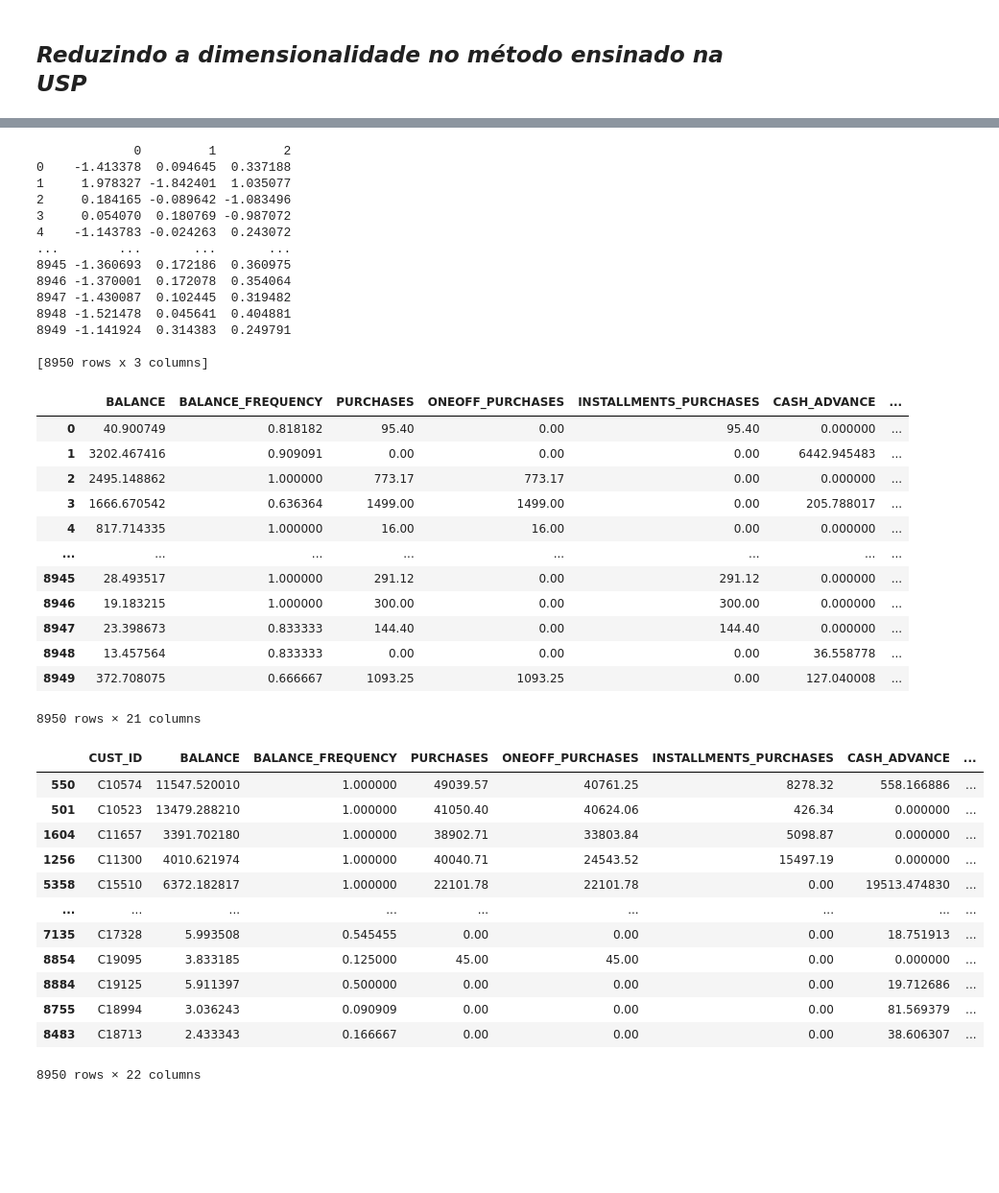
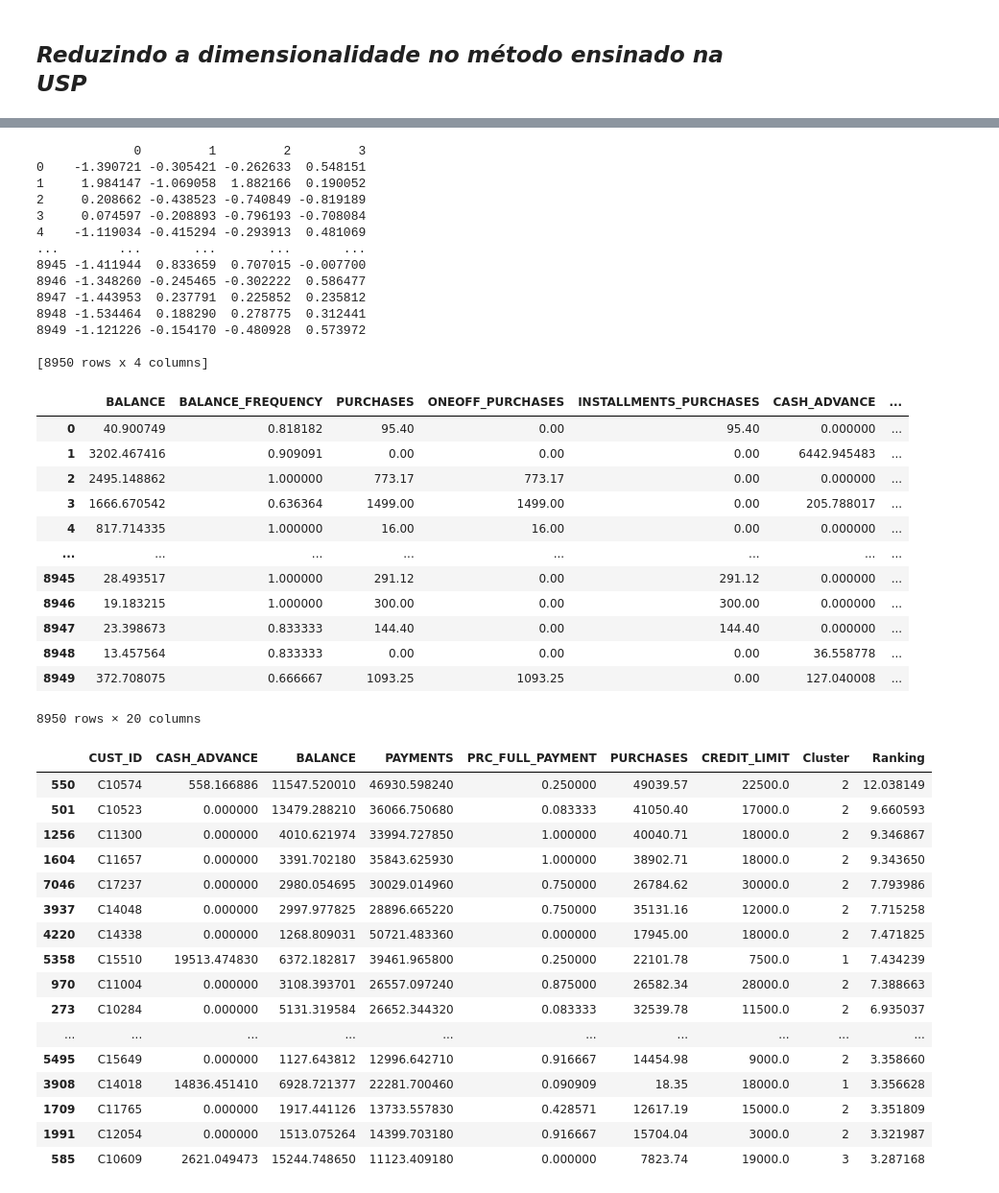
Before and after one commit to leoScienceanalytics/credit_segment_with_clustering, a Jupyter notebook: creditclustering.ipynb, the cells around one changed output, grey strips where cells are left out. Shown at 96% size. Drawn from its saved outputs; the diff is of its cells as text; code cells hidden in the pictures; blank space fills up the shorter version.

```diff
--- a/creditclustering.ipynb
+++ b/creditclustering.ipynb
@@ -527,32 +535,31 @@ array([[ 4.62954114e-01,  3.67149293e-01,  3.97939158e-01,
 # %%
 components_scores = []
-for i in range(3):
+for i in range(4):
     scores = pca.transform(df_dados_number)[:,i]
     components_scores.append(scores)
 
 components_scores = pd.DataFrame(components_scores).T
 print(components_scores)
 # %% [output]
-             0         1         2
-0    -1.413378  0.094645  0.337188
-1     1.978327 -1.842401  1.035077
-2     0.184165 -0.089642 -1.083496
-3     0.054070  0.180769 -0.987072
-4    -1.143783 -0.024263  0.243072
-...        ...       ...       ...
-8945 -1.360693  0.172186  0.360975
-8946 -1.370001  0.172078  0.354064
-8947 -1.430087  0.102445  0.319482
-8948 -1.521478  0.045641  0.404881
-8949 -1.141924  0.314383  0.249791
+             0         1         2         3
+0    -1.390721 -0.305421 -0.262633  0.548151
+1     1.984147 -1.069058  1.882166  0.190052
+2     0.208662 -0.438523 -0.740849 -0.819189
+3     0.074597 -0.208893 -0.796193 -0.708084
+4    -1.119034 -0.415294 -0.293913  0.481069
+...        ...       ...       ...       ...
+8945 -1.411944  0.833659  0.707015 -0.007700
+8946 -1.348260 -0.245465 -0.302222  0.586477
+8947 -1.443953  0.237791  0.225852  0.235812
+8948 -1.534464  0.188290  0.278775  0.312441
+8949 -1.121226 -0.154170 -0.480928  0.573972
 
-[8950 rows x 3 columns]
+[8950 rows x 4 columns]
 # %%
 dados['scorescp1'] = components_scores[0]
 dados['scorescp2'] = components_scores[1]
-dados['scorescp3'] = components_scores[2]
 # %%
-dados['Ranking'] = dados['scorescp1'] * explaned_variance_ratio[0] + dados['scorescp2'] * explaned_variance_ratio[1] + dados['scorescp3'] * explaned_variance_ratio[2]
+dados['Ranking'] = dados['scorescp1'] * explaned_variance_ratio[0] + dados['scorescp2'] * explaned_variance_ratio[1]
 dados
 # %% [output]
 |  | BALANCE | BALANCE_FREQUENCY | PURCHASES | ONEOFF_PURCHASES | INSTALLMENTS_PURCHASES | CASH_ADVANCE | ... |
@@ -567,23 +574,30 @@ dados
 | 8947 | 23.398673 | 0.833333 | 144.40 | 0.00 | 144.40 | 0.000000 | ... |
 | 8948 | 13.457564 | 0.833333 | 0.00 | 0.00 | 0.00 | 36.558778 | ... |
 | 8949 | 372.708075 | 0.666667 | 1093.25 | 1093.25 | 0.00 | 127.040008 | ... |
-8950 rows × 21 columns
+8950 rows × 20 columns
 # %%
 dados = pd.concat([cust_id, dados], axis=1)
+colunas = ['CUST_ID', 'CASH_ADVANCE', 'BALANCE', 'PAYMENTS', 'PRC_FULL_PAYMENT', 'PURCHASES', 'CREDIT_LIMIT', 'Cluster','Ranking']
+dados = dados[colunas]
 # %%
 dados = dados.sort_values(by='Ranking', ascending=False)
-dados
+dados_50 = dados.head(50)
+dados_50
 # %% [output]
-|  | CUST_ID | BALANCE | BALANCE_FREQUENCY | PURCHASES | ONEOFF_PURCHASES | INSTALLMENTS_PURCHASES | CASH_ADVANCE | ... |
-| 550 | C10574 | 11547.520010 | 1.000000 | 49039.57 | 40761.25 | 8278.32 | 558.166886 | ... |
-| 501 | C10523 | 13479.288210 | 1.000000 | 41050.40 | 40624.06 | 426.34 | 0.000000 | ... |
-| 1604 | C11657 | 3391.702180 | 1.000000 | 38902.71 | 33803.84 | 5098.87 | 0.000000 | ... |
-| 1256 | C11300 | 4010.621974 | 1.000000 | 40040.71 | 24543.52 | 15497.19 | 0.000000 | ... |
-| 5358 | C15510 | 6372.182817 | 1.000000 | 22101.78 | 22101.78 | 0.00 | 19513.474830 | ... |
-| ... | ... | ... | ... | ... | ... | ... | ... | ... |
-| 7135 | C17328 | 5.993508 | 0.545455 | 0.00 | 0.00 | 0.00 | 18.751913 | ... |
-| 8854 | C19095 | 3.833185 | 0.125000 | 45.00 | 45.00 | 0.00 | 0.000000 | ... |
-| 8884 | C19125 | 5.911397 | 0.500000 | 0.00 | 0.00 | 0.00 | 19.712686 | ... |
-| 8755 | C18994 | 3.036243 | 0.090909 | 0.00 | 0.00 | 0.00 | 81.569379 | ... |
-| 8483 | C18713 | 2.433343 | 0.166667 | 0.00 | 0.00 | 0.00 | 38.606307 | ... |
+|  | CUST_ID | CASH_ADVANCE | BALANCE | PAYMENTS | PRC_FULL_PAYMENT | PURCHASES | CREDIT_LIMIT | Cluster | Ranking |
+| 550 | C10574 | 558.166886 | 11547.520010 | 46930.598240 | 0.250000 | 49039.57 | 22500.0 | 2 | 12.038149 |
+| 501 | C10523 | 0.000000 | 13479.288210 | 36066.750680 | 0.083333 | 41050.40 | 17000.0 | 2 | 9.660593 |
+| 1256 | C11300 | 0.000000 | 4010.621974 | 33994.727850 | 1.000000 | 40040.71 | 18000.0 | 2 | 9.346867 |
+| 1604 | C11657 | 0.000000 | 3391.702180 | 35843.625930 | 1.000000 | 38902.71 | 18000.0 | 2 | 9.343650 |
+| 7046 | C17237 | 0.000000 | 2980.054695 | 30029.014960 | 0.750000 | 26784.62 | 30000.0 | 2 | 7.793986 |
+| 3937 | C14048 | 0.000000 | 2997.977825 | 28896.665220 | 0.750000 | 35131.16 | 12000.0 | 2 | 7.715258 |
+| 4220 | C14338 | 0.000000 | 1268.809031 | 50721.483360 | 0.000000 | 17945.00 | 18000.0 | 2 | 7.471825 |
+| 5358 | C15510 | 19513.474830 | 6372.182817 | 39461.965800 | 0.250000 | 22101.78 | 7500.0 | 1 | 7.434239 |
+| 970 | C11004 | 0.000000 | 3108.393701 | 26557.097240 | 0.875000 | 26582.34 | 28000.0 | 2 | 7.388663 |
+| 273 | C10284 | 0.000000 | 5131.319584 | 26652.344320 | 0.083333 | 32539.78 | 11500.0 | 2 | 6.935037 |
+| ... | ... | ... | ... | ... | ... | ... | ... | ... | ... |
+| 5495 | C15649 | 0.000000 | 1127.643812 | 12996.642710 | 0.916667 | 14454.98 | 9000.0 | 2 | 3.358660 |
+| 3908 | C14018 | 14836.451410 | 6928.721377 | 22281.700460 | 0.090909 | 18.35 | 18000.0 | 1 | 3.356628 |
+| 1709 | C11765 | 0.000000 | 1917.441126 | 13733.557830 | 0.428571 | 12617.19 | 15000.0 | 2 | 3.351809 |
+| 1991 | C12054 | 0.000000 | 1513.075264 | 14399.703180 | 0.916667 | 15704.04 | 3000.0 | 2 | 3.321987 |
+| 585 | C10609 | 2621.049473 | 15244.748650 | 11123.409180 | 0.000000 | 7823.74 | 19000.0 | 3 | 3.287168 |
-8950 rows × 22 columns
```
Also changed, not shown: parts of 52 cells of this notebook.
